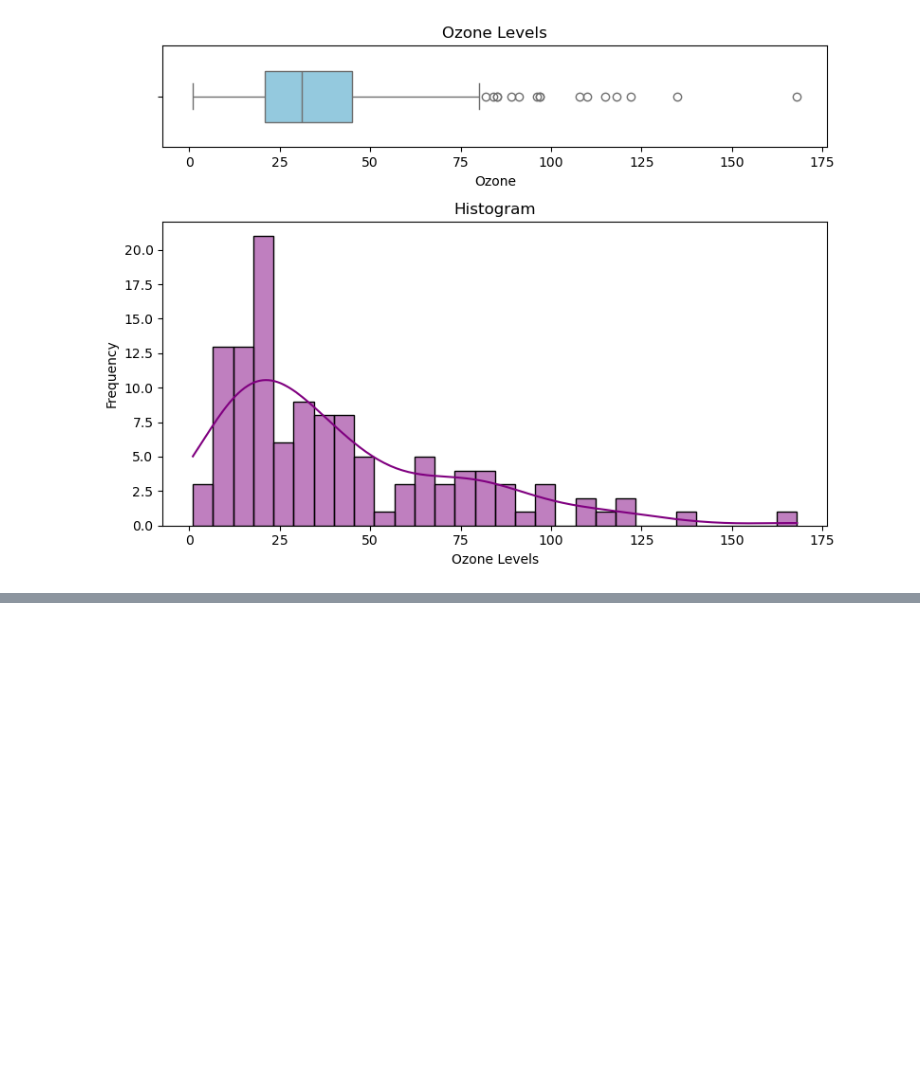
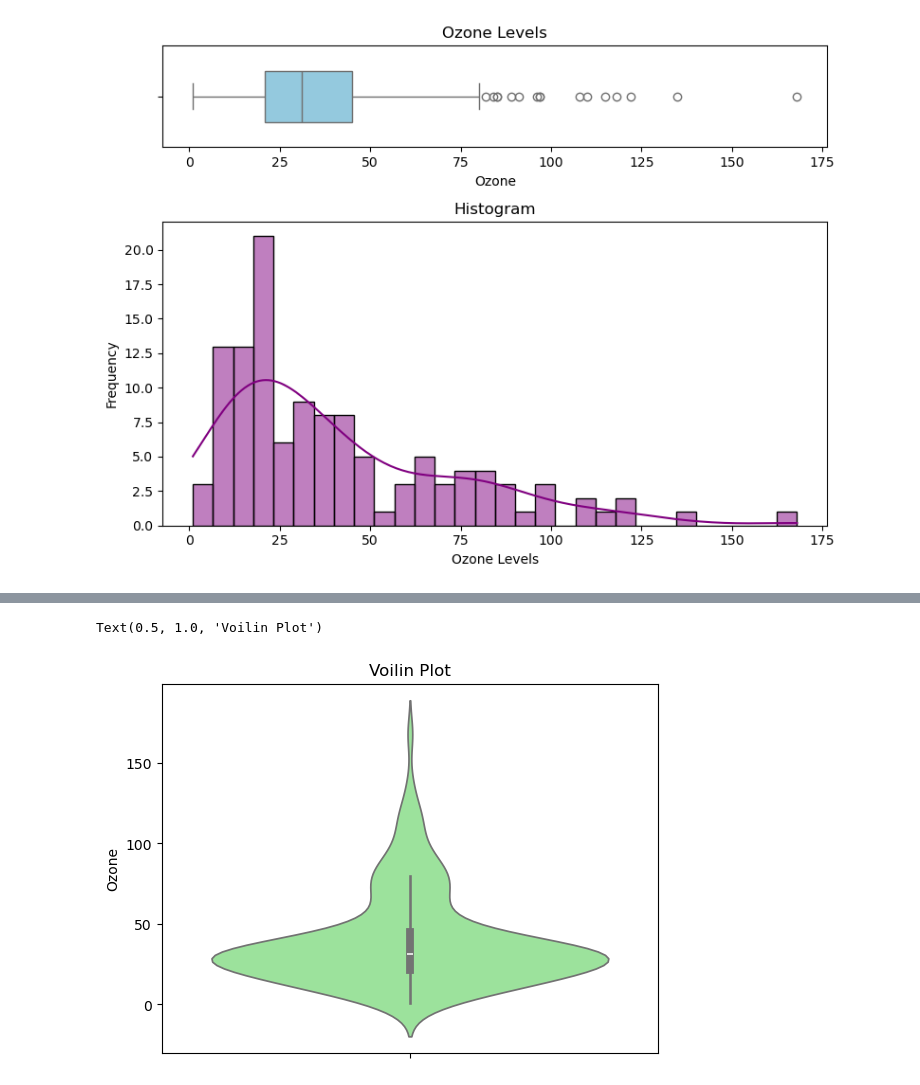
Before and after one commit to HARSHA0096/AIML_HARSHA, a Jupyter notebook: EDA 1.ipynb, the cells around one changed output, grey strips where cells are left out. Cells and saved outputs as stored; diff of their text form; code cells hidden in the pictures; blank space fills up the shorter version.

```diff
--- a/EDA 1.ipynb
+++ b/EDA 1.ipynb
@@ -279,0 +320,6 @@ plt.show
+# %%
+sns.violinplot(data=data1["Ozone"],color='lightgreen')
+plt.title("Voilin Plot")
+# %% [output]
+Text(0.5, 1.0, 'Voilin Plot')
+[figure, added]
```
Also changed, not shown: parts of 4 cells of this notebook.
